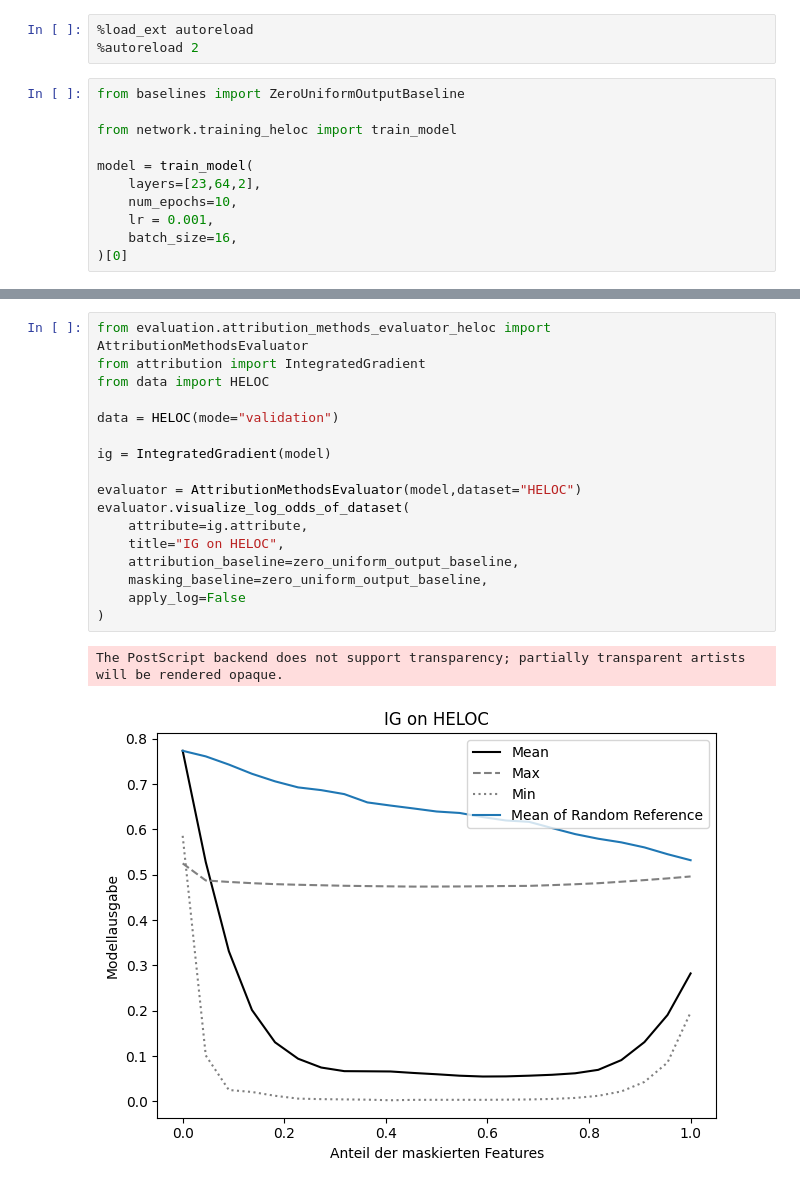
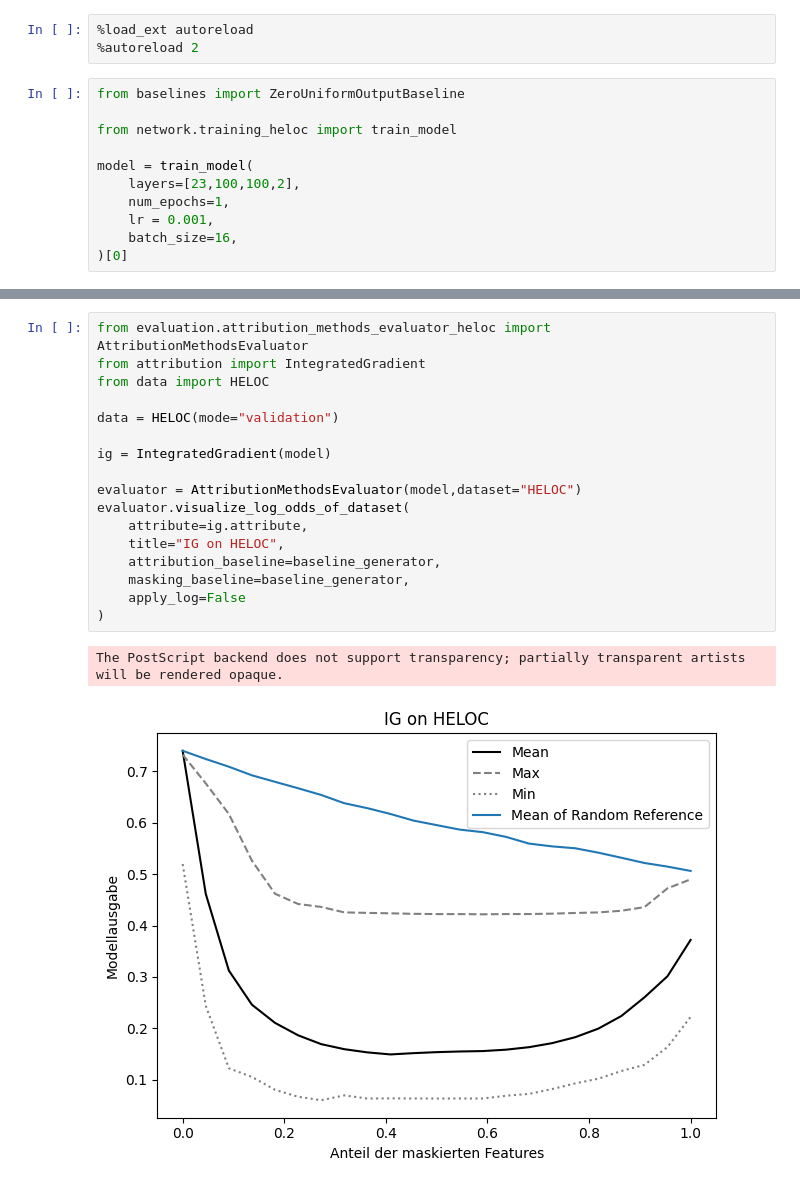
Before and after one commit to mrschmdt/XAI-baselines, a Jupyter notebook: baseline_test.ipynb, the cells around one changed output, grey strips where cells are left out. Drawn from its saved outputs; the diff is of its cells as text.

```diff
--- a/baseline_test.ipynb
+++ b/baseline_test.ipynb
@@ -7,8 +7,8 @@ from baselines import ZeroUniformOutputBaseline
 from network.training_heloc import train_model
 
 model = train_model(
-    layers=[23,64,2],
-    num_epochs=10,
+    layers=[23,100,100,2],
+    num_epochs=1,
     lr = 0.001,
     batch_size=16,
 )[0]
@@ -42,20 +44,20 @@ prediction: tensor([0.5006, 0.4994])
 # %%
 from evaluation.attribution_methods_evaluator_heloc import AttributionMethodsEvaluator
 from attribution import IntegratedGradient
 from data import HELOC
 
 data = HELOC(mode="validation")
 
 ig = IntegratedGradient(model)
 
 evaluator = AttributionMethodsEvaluator(model,dataset="HELOC")
 evaluator.visualize_log_odds_of_dataset(
     attribute=ig.attribute,
     title="IG on HELOC",
-    attribution_baseline=zero_uniform_output_baseline,
-    masking_baseline=zero_uniform_output_baseline,
+    attribution_baseline=baseline_generator,
+    masking_baseline=baseline_generator,
     apply_log=False
 )
 # %% [output]
 The PostScript backend does not support transparency; partially transparent artists will be rendered opaque.
-[figure, old version]
+[figure, new version]
```
Also changed, not shown: parts of 8 cells of this notebook, 8 other files.
